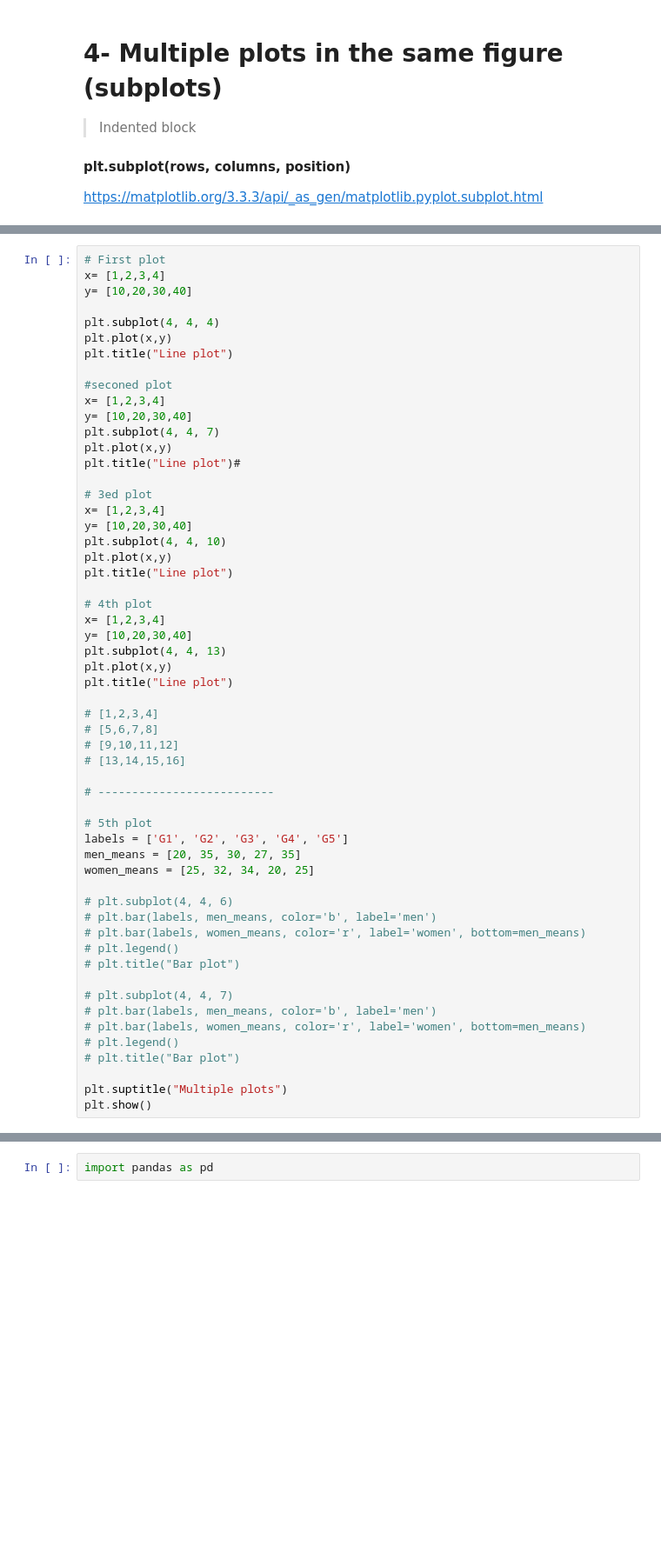
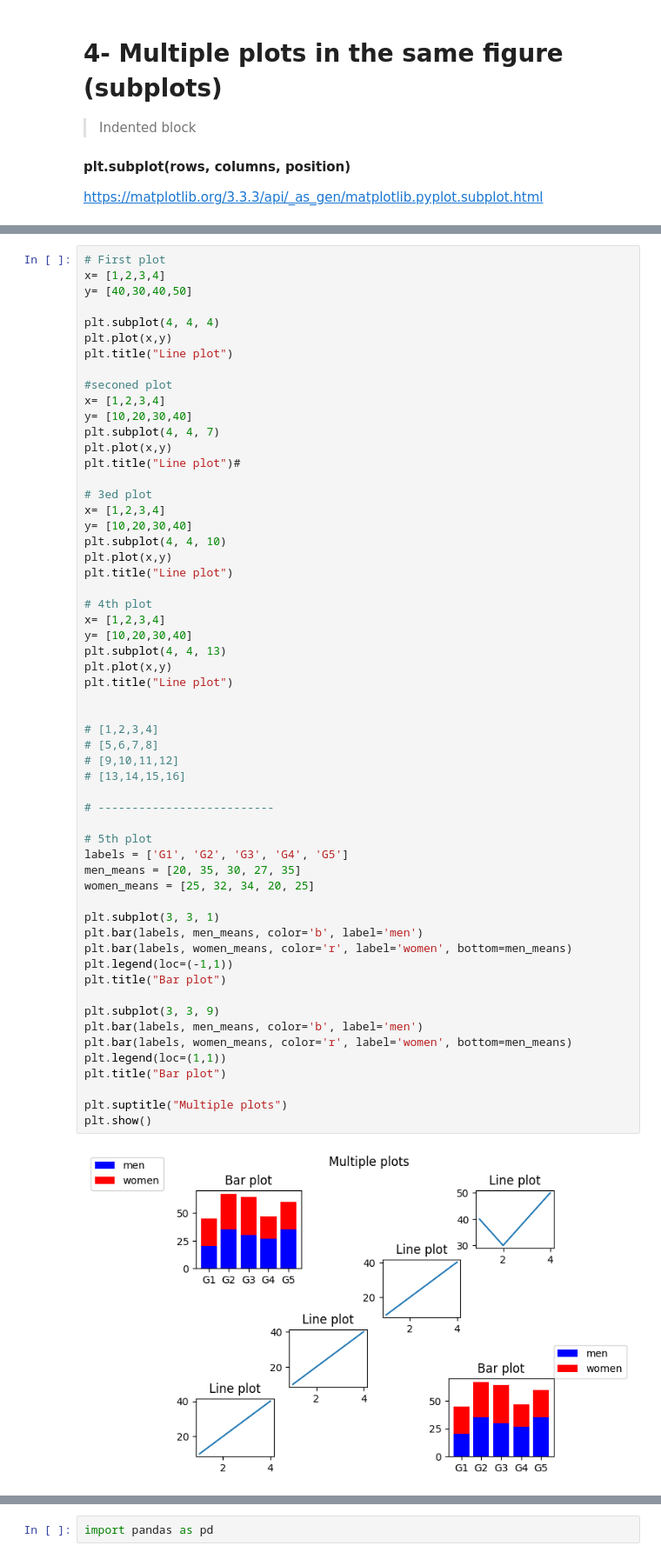
Before and after one commit to Khalidallam222/SHAI-Khalid-Allam, a Jupyter notebook: Task 2/matplotlib/Matplotlib__notebook.ipynb, the cells around one changed output, grey strips where cells are left out. Shown at 87% size. Saved outputs shown, nothing was run; the diff lists cells and outputs as text; blank space fills up the shorter version.

```diff
--- a/Task 2/matplotlib/Matplotlib__notebook.ipynb
+++ b/Task 2/matplotlib/Matplotlib__notebook.ipynb
@@ -268,7 +282,7 @@ plt.show()
 # %%
 # First plot
 x= [1,2,3,4]
-y= [10,20,30,40]
+y= [40,30,40,50]
 
 plt.subplot(4, 4, 4)
 plt.plot(x,y)
@@ -284,40 +298,43 @@ plt.title("Line plot")#
 # 3ed plot
 x= [1,2,3,4]
 y= [10,20,30,40]
 plt.subplot(4, 4, 10)
 plt.plot(x,y)
 plt.title("Line plot")
 
 # 4th plot
 x= [1,2,3,4]
 y= [10,20,30,40]
 plt.subplot(4, 4, 13)
 plt.plot(x,y)
 plt.title("Line plot")
 
+
 # [1,2,3,4]
 # [5,6,7,8]
 # [9,10,11,12]
 # [13,14,15,16]
 
 # --------------------------
 
 # 5th plot
 labels = ['G1', 'G2', 'G3', 'G4', 'G5']
 men_means = [20, 35, 30, 27, 35]
 women_means = [25, 32, 34, 20, 25]
 
-# plt.subplot(4, 4, 6)
-# plt.bar(labels, men_means, color='b', label='men')
-# plt.bar(labels, women_means, color='r', label='women', bottom=men_means)
-# plt.legend()
-# plt.title("Bar plot")
+plt.subplot(3, 3, 1)
+plt.bar(labels, men_means, color='b', label='men')
+plt.bar(labels, women_means, color='r', label='women', bottom=men_means)
+plt.legend(loc=(-1,1))
+plt.title("Bar plot")
 
-# plt.subplot(4, 4, 7)
-# plt.bar(labels, men_means, color='b', label='men')
-# plt.bar(labels, women_means, color='r', label='women', bottom=men_means)
-# plt.legend()
-# plt.title("Bar plot")
+plt.subplot(3, 3, 9)
+plt.bar(labels, men_means, color='b', label='men')
+plt.bar(labels, women_means, color='r', label='women', bottom=men_means)
+plt.legend(loc=(1,1))
+plt.title("Bar plot")
 
 plt.suptitle("Multiple plots")
 plt.show()
+# %% [output]
+[figure, added]
```
Also changed, not shown: parts of 14 cells of this notebook.
